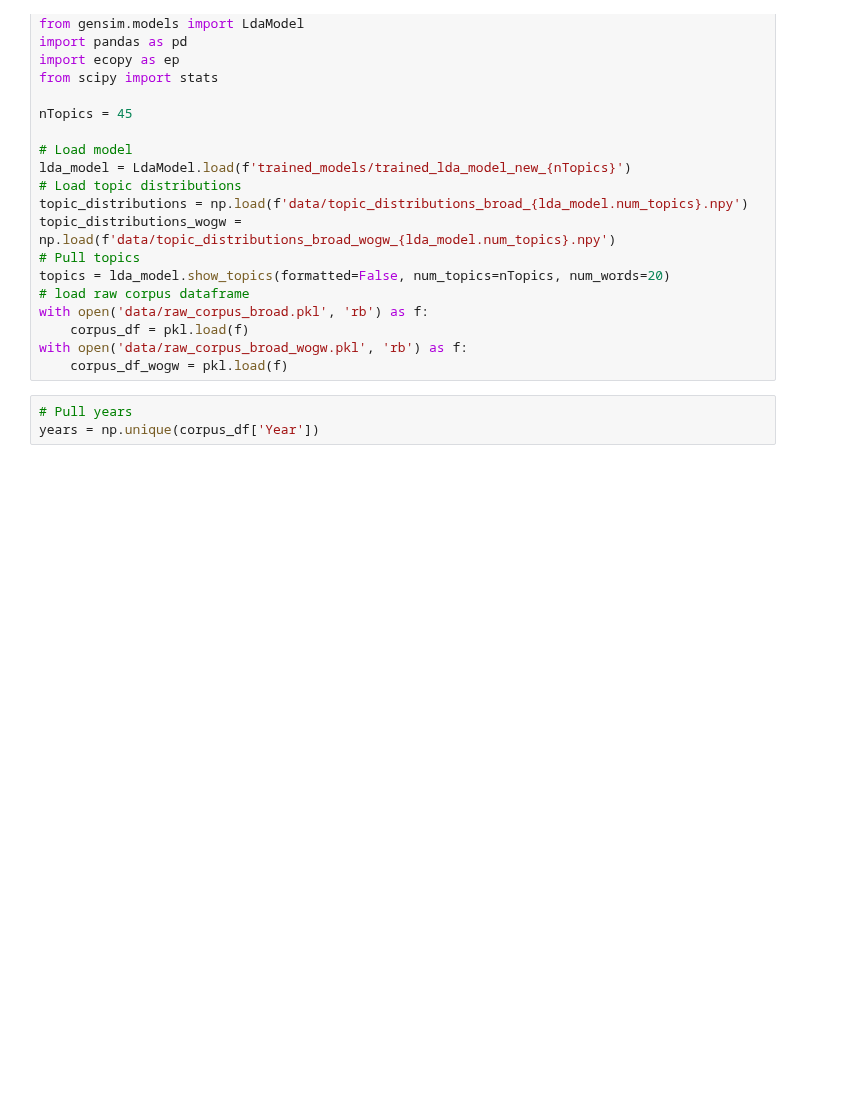
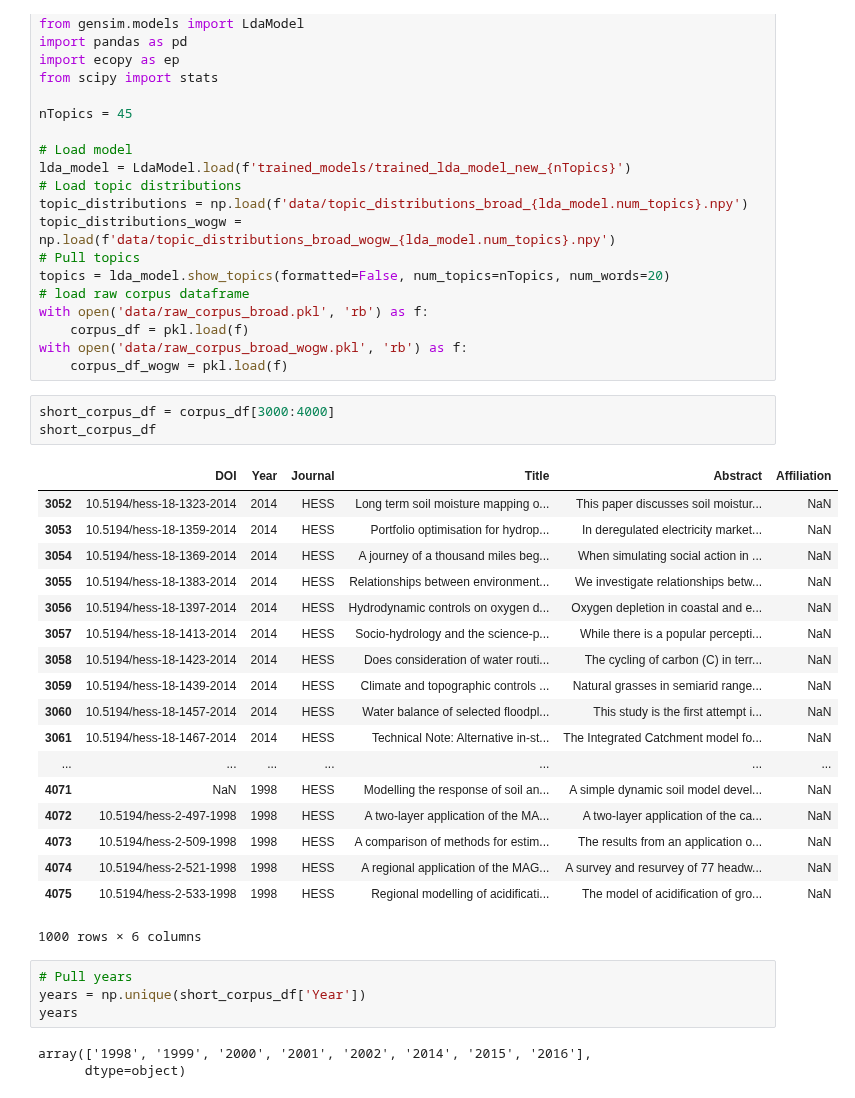
Before and after one commit to mashrekur/topic_modeling_hydrology, a Jupyter notebook: paperwise_diversity_prototype.ipynb, the cells around one changed output. Drawn from its saved outputs; the diff is of its cells as text; blank space fills up the shorter version.

```diff
--- a/paperwise_diversity_prototype.ipynb
+++ b/paperwise_diversity_prototype.ipynb
@@ -21,8 +21,34 @@ with open('data/raw_corpus_broad.pkl', 'rb') as f:
     corpus_df = pkl.load(f)
 with open('data/raw_corpus_broad_wogw.pkl', 'rb') as f:
     corpus_df_wogw = pkl.load(f)
+# %%
+short_corpus_df = corpus_df[3000:4000]
+short_corpus_df
+# %% [output]
+|  | DOI | Year | Journal | Title | Abstract | Affiliation |
+| 3052 | 10.5194/hess-18-1323-2014 | 2014 | HESS | Long term soil moisture mapping o... | This paper discusses soil moistur... | NaN |
+| 3053 | 10.5194/hess-18-1359-2014 | 2014 | HESS | Portfolio optimisation for hydrop... | In deregulated electricity market... | NaN |
+| 3054 | 10.5194/hess-18-1369-2014 | 2014 | HESS | A journey of a thousand miles beg... | When simulating social action in ... | NaN |
+| 3055 | 10.5194/hess-18-1383-2014 | 2014 | HESS | Relationships between environment... | We investigate relationships betw... | NaN |
+| 3056 | 10.5194/hess-18-1397-2014 | 2014 | HESS | Hydrodynamic controls on oxygen d... | Oxygen depletion in coastal and e... | NaN |
+| 3057 | 10.5194/hess-18-1413-2014 | 2014 | HESS | Socio-hydrology and the science-p... | While there is a popular percepti... | NaN |
+| 3058 | 10.5194/hess-18-1423-2014 | 2014 | HESS | Does consideration of water routi... | The cycling of carbon (C) in terr... | NaN |
+| 3059 | 10.5194/hess-18-1439-2014 | 2014 | HESS | Climate and topographic controls ... | Natural grasses in semiarid range... | NaN |
+| 3060 | 10.5194/hess-18-1457-2014 | 2014 | HESS | Water balance of selected floodpl... | This study is the first attempt i... | NaN |
+| 3061 | 10.5194/hess-18-1467-2014 | 2014 | HESS | Technical Note: Alternative in-st... | The Integrated Catchment model fo... | NaN |
+| ... | ... | ... | ... | ... | ... | ... |
+| 4071 | NaN | 1998 | HESS | Modelling the response of soil an... | A simple dynamic soil model devel... | NaN |
+| 4072 | 10.5194/hess-2-497-1998 | 1998 | HESS | A two-layer application of the MA... | A two-layer application of the ca... | NaN |
+| 4073 | 10.5194/hess-2-509-1998 | 1998 | HESS | A comparison of methods for estim... | The results from an application o... | NaN |
+| 4074 | 10.5194/hess-2-521-1998 | 1998 | HESS | A regional application of the MAG... | A survey and resurvey of 77 headw... | NaN |
+| 4075 | 10.5194/hess-2-533-1998 | 1998 | HESS | Regional modelling of acidificati... | The model of acidification of gro... | NaN |
+1000 rows × 6 columns
 # %%
 # Pull years
-years = np.unique(corpus_df['Year'])
+years = np.unique(short_corpus_df['Year'])
+years
+# %% [output]
+array(['1998', '1999', '2000', '2001', '2002', '2014', '2015', '2016'],
+      dtype=object)
 # %%
 # Pull papers
```
Also changed, not shown: parts of 7 cells of this notebook, 2 other files.
